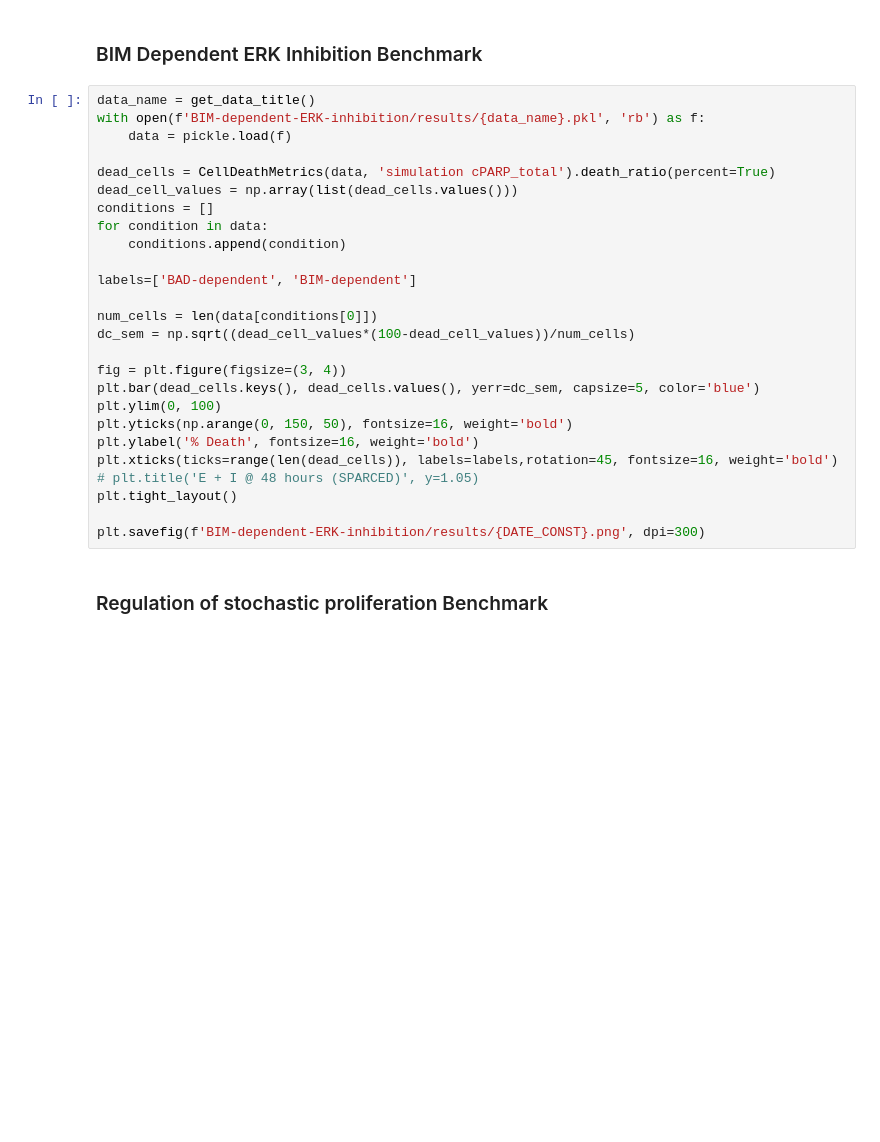
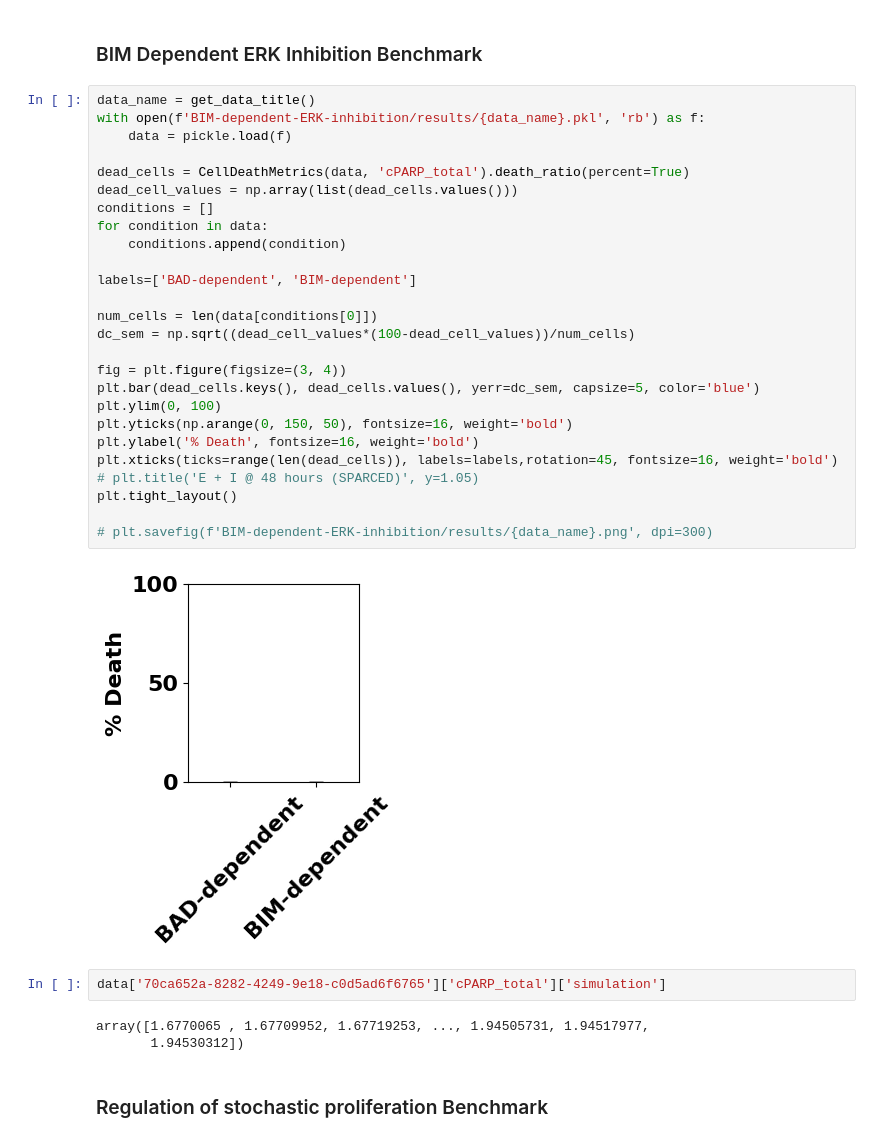
Before and after one commit to JonahRileyHuggins/SPARCED, a Jupyter notebook: SPARCED/src/validation/visualization/benchmark evaluation notebook.ipynb, the cells around one changed output. Saved outputs shown, nothing was run; the diff lists cells and outputs as text; blank space fills up the shorter version.

```diff
--- a/SPARCED/src/validation/visualization/benchmark evaluation notebook.ipynb
+++ b/SPARCED/src/validation/visualization/benchmark evaluation notebook.ipynb
@@ -742,29 +742,36 @@ fig.savefig(f'inhibition-of-stochastic-apoptosis/results/{DATE_CONST}.png', dpi=
 # %%
 data_name = get_data_title()
 with open(f'BIM-dependent-ERK-inhibition/results/{data_name}.pkl', 'rb') as f:
     data = pickle.load(f)
 
-dead_cells = CellDeathMetrics(data, 'simulation cPARP_total').death_ratio(percent=True)
+dead_cells = CellDeathMetrics(data, 'cPARP_total').death_ratio(percent=True)
 dead_cell_values = np.array(list(dead_cells.values()))
 conditions = []
 for condition in data:
     conditions.append(condition)
 
 labels=['BAD-dependent', 'BIM-dependent']
 
 num_cells = len(data[conditions[0]])
 dc_sem = np.sqrt((dead_cell_values*(100-dead_cell_values))/num_cells)
 
 fig = plt.figure(figsize=(3, 4))
 plt.bar(dead_cells.keys(), dead_cells.values(), yerr=dc_sem, capsize=5, color='blue')
 plt.ylim(0, 100)
 plt.yticks(np.arange(0, 150, 50), fontsize=16, weight='bold')
 plt.ylabel('% Death', fontsize=16, weight='bold')
 plt.xticks(ticks=range(len(dead_cells)), labels=labels,rotation=45, fontsize=16, weight='bold')
 # plt.title('E + I @ 48 hours (SPARCED)', y=1.05)
 plt.tight_layout()
 
-plt.savefig(f'BIM-dependent-ERK-inhibition/results/{DATE_CONST}.png', dpi=300)
+# plt.savefig(f'BIM-dependent-ERK-inhibition/results/{data_name}.png', dpi=300)
+# %% [output]
+[figure, added]
+# %%
+data['70ca652a-8282-4249-9e18-c0d5ad6f6765']['cPARP_total']['simulation']
+# %% [output]
+array([1.6770065 , 1.67709952, 1.67719253, ..., 1.94505731, 1.94517977,
+       1.94530312])
 # %% [markdown]
 ### Regulation of stochastic proliferation Benchmark
 # %%
```
Also changed, not shown: parts of 1 cell of this notebook, 2 other files.
